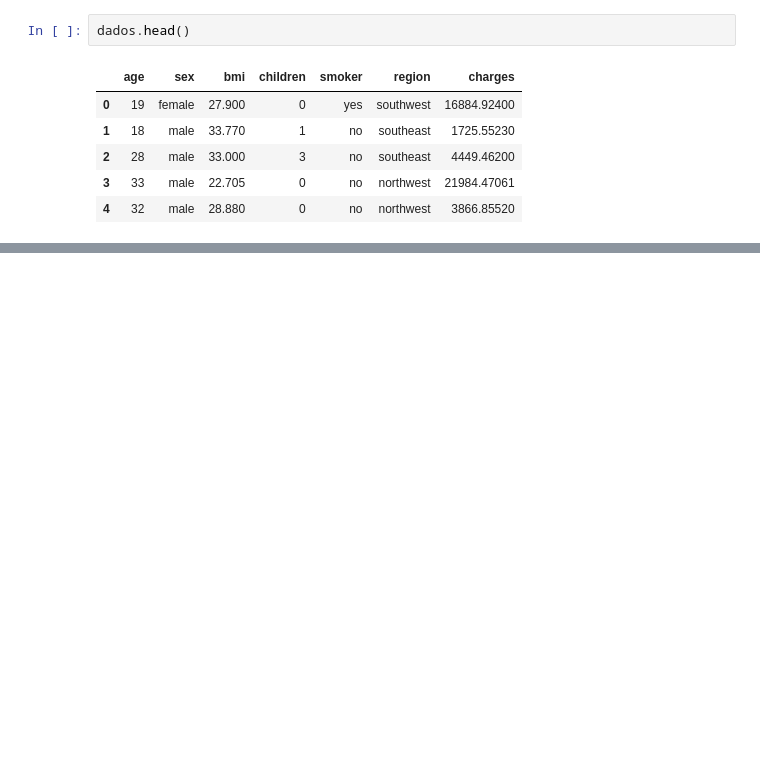
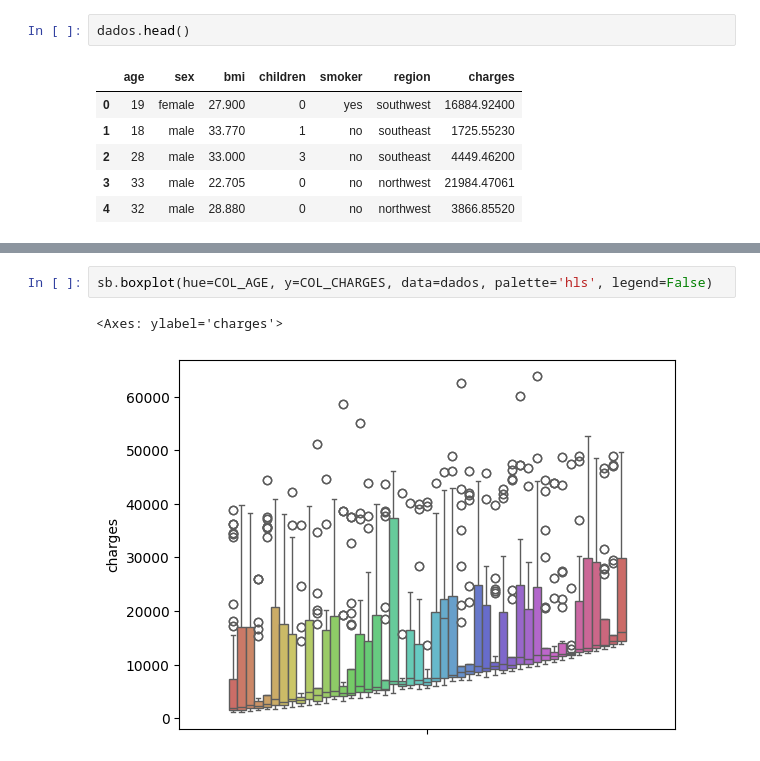
Before and after one commit to claitonp/DO180-apps, a Jupyter notebook: tech_challenge.ipynb, the cells around one changed output, grey strips where cells are left out. Cells and saved outputs as stored; diff of their text form; blank space fills up the shorter version.

```diff
--- a/tech_challenge.ipynb
+++ b/tech_challenge.ipynb
@@ -485,0 +577,5 @@ Não há melhoras no modelo, usando StandardScaler
+# %%
+sb.boxplot(hue=COL_AGE, y=COL_CHARGES, data=dados, palette='hls', legend=False)
+# %% [output]
+<Axes: ylabel='charges'>
+[figure, added]
```
Also changed, not shown: parts of 199 cells of this notebook.
